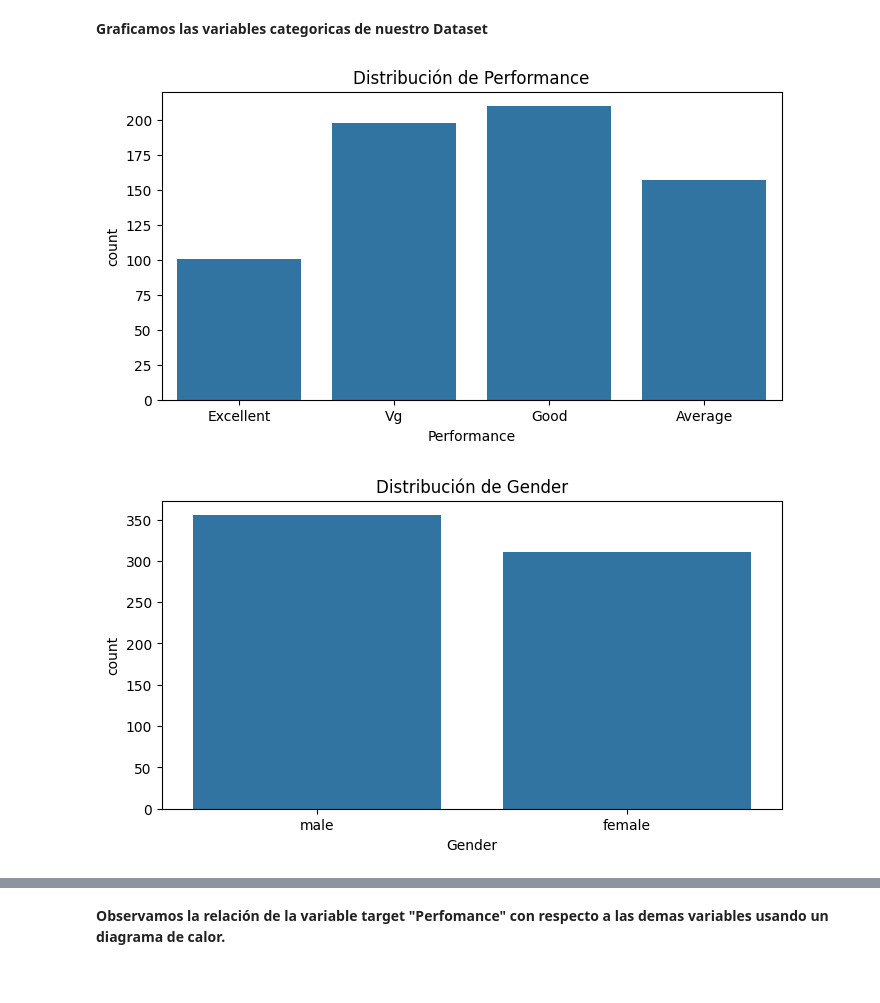
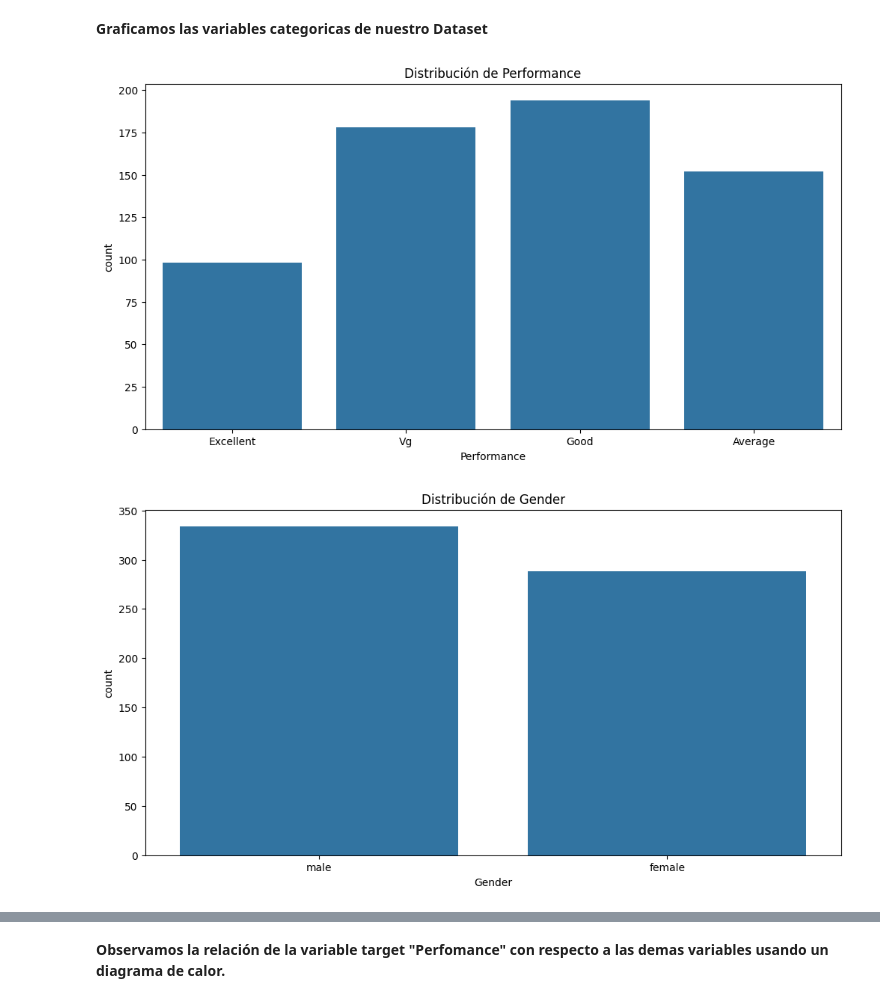
Before and after one commit to Jesus2342/MLOps_Team_33, a Jupyter notebook: Fase_1_Student_Performance.ipynb, the cells around one changed output, grey strips where cells are left out. Saved outputs shown, nothing was run; the diff lists cells and outputs as text; code cells hidden in the pictures.

Commit message:
Update Fase_1_Student_Performance.ipynb
describe, duplicados, histogramas

```diff
--- a/Fase_1_Student_Performance.ipynb
+++ b/Fase_1_Student_Performance.ipynb
@@ -52,0 +70,6 @@ dtype: int64
+# %%
+df= df.drop_duplicates()
+
+# Mostrar el DataFrame sin duplicados
+print("\nDataFrame sin duplicados:")
+df
@@ -59,10 +97,10 @@ Observamos que no tenemos valores faltantes en las columnas categoricas, por lo
 # %%
 variables_categoricas = df.select_dtypes(include=['object'])
 
 for columna in variables_categoricas.columns:
-    plt.figure(figsize=(8, 4))
+    plt.figure(figsize=(12, 6))
     sns.countplot(data=df, x=columna)
     plt.title(f'Distribución de {columna}')
 # %% [output]
-[figure, old version]
+[figure, new version]
-[figure, old version]
+[figure, new version]
```
Also changed, not shown: parts of 9 cells of this notebook.
